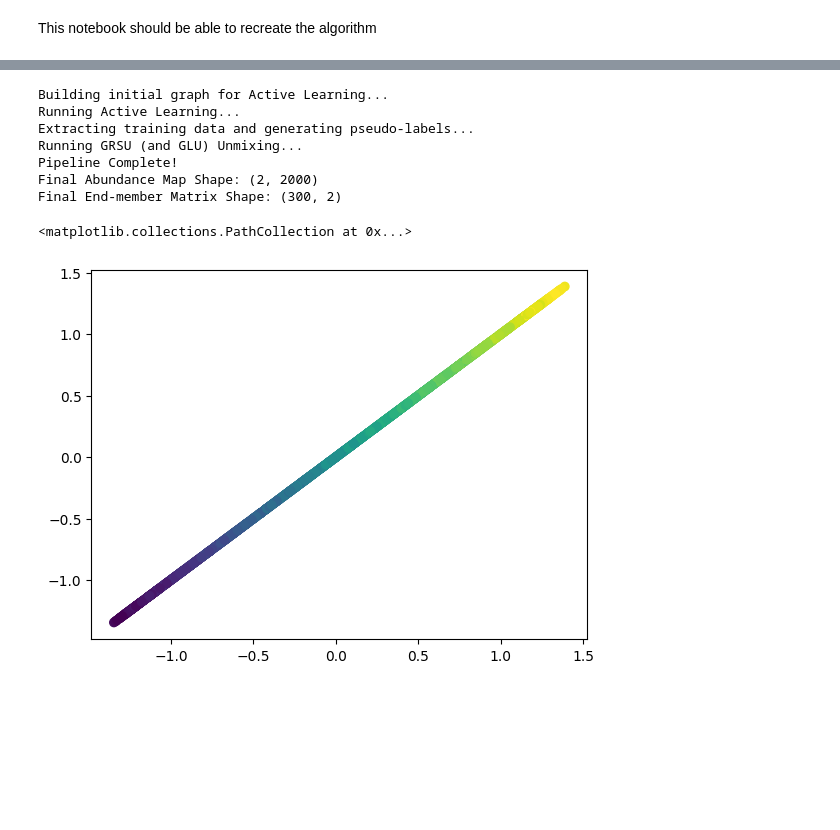
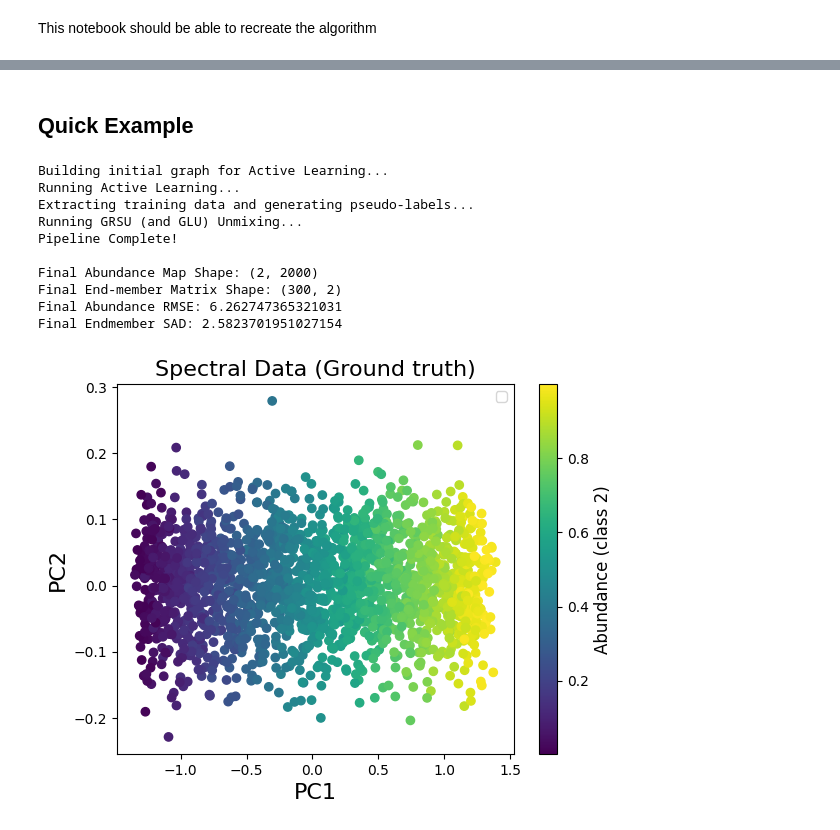
Before and after one commit to mtyler1059/Nearly-Blind-Hyperspectral-Unmixing, a Jupyter notebook: graph_active_learning.ipynb, the cells around one changed output, grey strips where cells are left out. Drawn from its saved outputs; the diff is of its cells as text; code cells hidden in the pictures; blank space fills up the shorter version.

Commit message:
Added RMSE and SAD metrics, modified pipeline to include them, and fixed PCA issue in example

```diff
--- a/graph_active_learning.ipynb
+++ b/graph_active_learning.ipynb
@@ -503,13 +561,16 @@ def run_unmixing_pipeline_example(X, A_gt, S_gt):
+# %% [markdown]
+## Quick Example
 # %%
+# Generate Random data
 samples = 2000
 channels = 300
 np.random.seed(42)
 
-
+# Create random labels and abundance matrix
 L = np.random.uniform(0,1,samples)
 A = np.array([L,1-L])
 
-
+# Smooth out the two spectras
 s_1 = gaussian_filter(np.random.uniform(0,1,channels),2)
 s_2 = gaussian_filter(np.random.uniform(0,1,channels),2)
 
@@ -518,7 +579,7 @@ S_T = np.array([s_1,s_2])
 S = S_T.T
 
 
-
+# Create the linear mixing model
 X=S@A
 error_std = 0.05
 
@@ -526,24 +587,38 @@ E = np.random.normal(loc=0.0, scale=error_std, size=X.shape)
 
 X=X+E
 
-
-A_f, S_f = run_unmixing_pipeline_example(X, A, S)
+# Run the algorithm
+A_f, S_f, A_rmse, S_sad = run_unmixing_pipeline_example(X, A, S)
 # %% [output]
 Building initial graph for Active Learning...
 Running Active Learning...
 Extracting training data and generating pseudo-labels...
 Running GRSU (and GLU) Unmixing...
 Pipeline Complete!
+
 Final Abundance Map Shape: (2, 2000)
 Final End-member Matrix Shape: (300, 2)
+Final Abundance RMSE: 6.262747365321031
+Final Endmember SAD: 2.5823701951027154
 # %%
+# Run PCA
 from sklearn.decomposition import PCA
 
 pca1 = PCA(n_components=2)
 X_pca1 = pca1.fit_transform(X.T)
 
-plt.scatter(X_pca1[:,0],X_pca1[:,0],c=A[0])
+# Plot A (ground truth)
+plt.scatter(X_pca1[:,0],X_pca1[:,1],c=A[0])
+
+plt.title('Spectral Data (Ground truth)', fontsize = 16)
+plt.xlabel('PC1', fontsize = 16)
+plt.ylabel('PC2', fontsize = 16)
+plt.legend()
+
+cbar = plt.colorbar()
+cbar.set_label('Abundance (class 2)', fontsize=12)
+
+plt.show()
 # %% [output]
-<matplotlib.collections.PathCollection at 0x...>
-[figure, old version]
+[figure, new version]
 # %%
```
Also changed, not shown: parts of 13 cells of this notebook.
